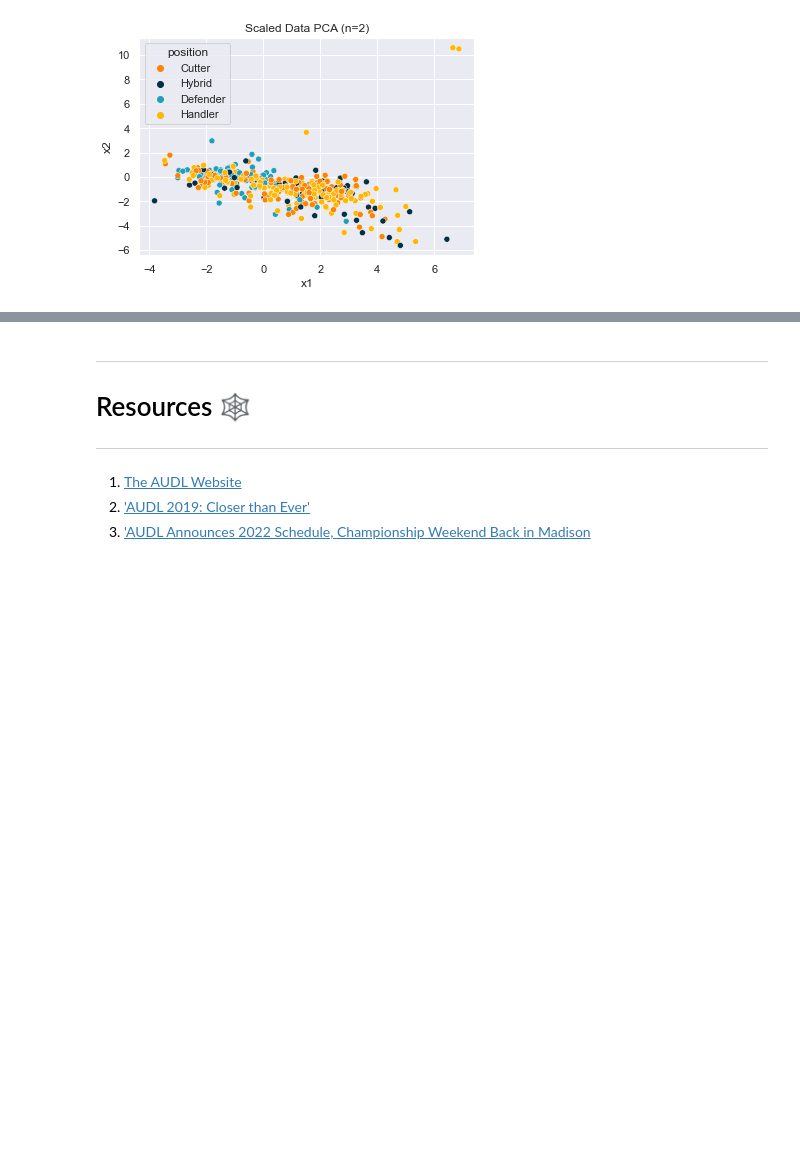
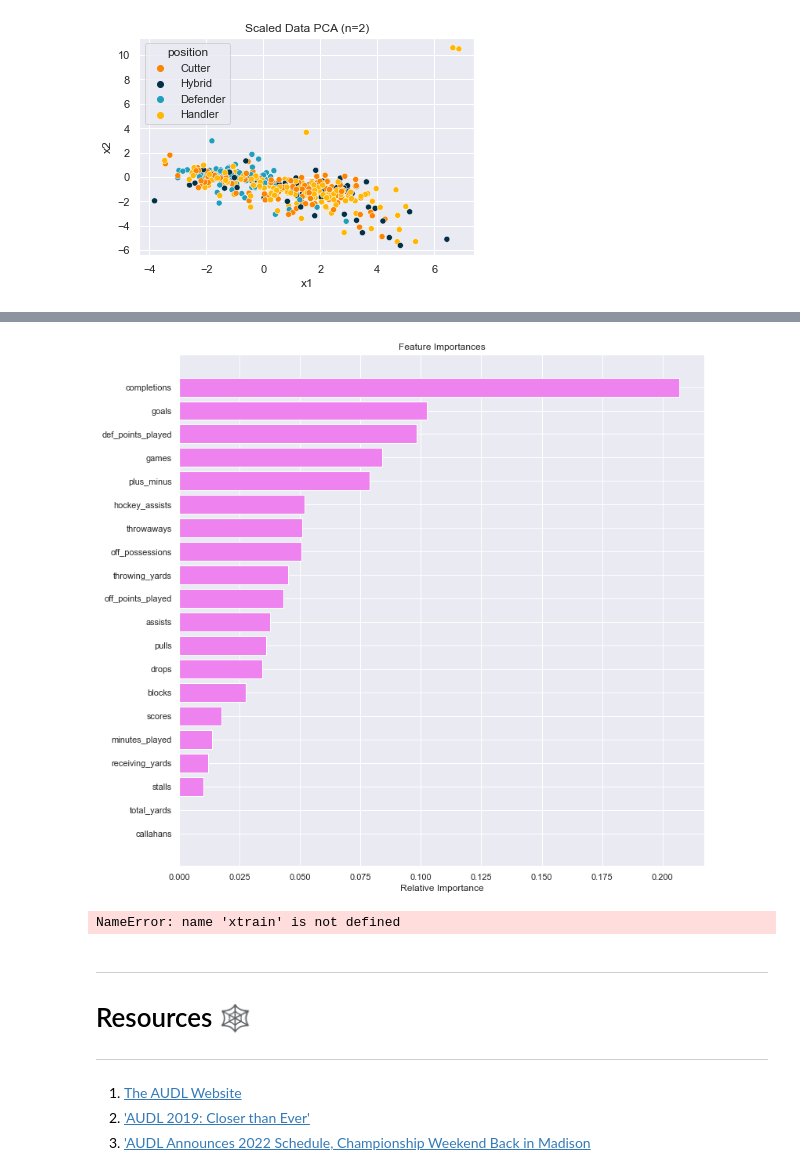
Before and after one commit to g-lorenzo/audl_ds, a Jupyter notebook: P2 - Player Categorization.ipynb, the cells around one changed output, grey strips where cells are left out. Drawn from its saved outputs; the diff is of its cells as text; code cells hidden in the pictures; blank space fills up the shorter version.

```diff
--- a/P2 - Player Categorization.ipynb
+++ b/P2 - Player Categorization.ipynb
@@ -365,3 +509,41 @@ Text(0.5, 1.0, 'Scaled Data PCA (n=2)')
+# %%
+importances = dt_model.feature_importances_
+indices = np.argsort(importances)
+
+plt.figure(figsize=(12,12))
+plt.title('Feature Importances')
+plt.barh(range(len(indices)), importances[indices], color='violet', align='center')
+plt.yticks(range(len(indices)), [feature_names[i] for i in indices])
+plt.xlabel('Relative Importance')
+plt.show()
+# %% [output]
+[figure, added]
+# %%
+# Choose the type of classifier.
+estimator = DecisionTreeClassifier(random_state=92)
+
+# Grid of parameters to choose from
+
+parameters = {'max_depth': np.arange(1,10),
+              'min_samples_leaf': [1, 2, 5, 7, 10,15,20],
+              'max_leaf_nodes' : [5, 10,15,20,25,30],
+              'min_impurity_decrease': [0.0001,0.001,0.01,0.1]
+             }
+
+# Type of scoring used to compare parameter combinations
+acc_scorer = metrics.make_scorer(metrics.recall_score)
+
+# Run the grid search
+grid_obj = GridSearchCV(estimator, parameters, scoring=acc_scorer,cv=5)
+grid_obj = grid_obj.fit(X_train, y_train)
+
+# Set the clf to the best combination of parameters
+estimator = grid_obj.best_estimator_
+
+# Fit the best algorithm to the data.
+estimator.fit(X_train, y_train)
+# %% [output]
+NameError: name 'xtrain' is not defined
 # %% [markdown]
 ---------------------------
 # <a class="anchor" id="linkR">Resources 🕸</a>
```
Also changed, not shown: parts of 25 cells of this notebook.
